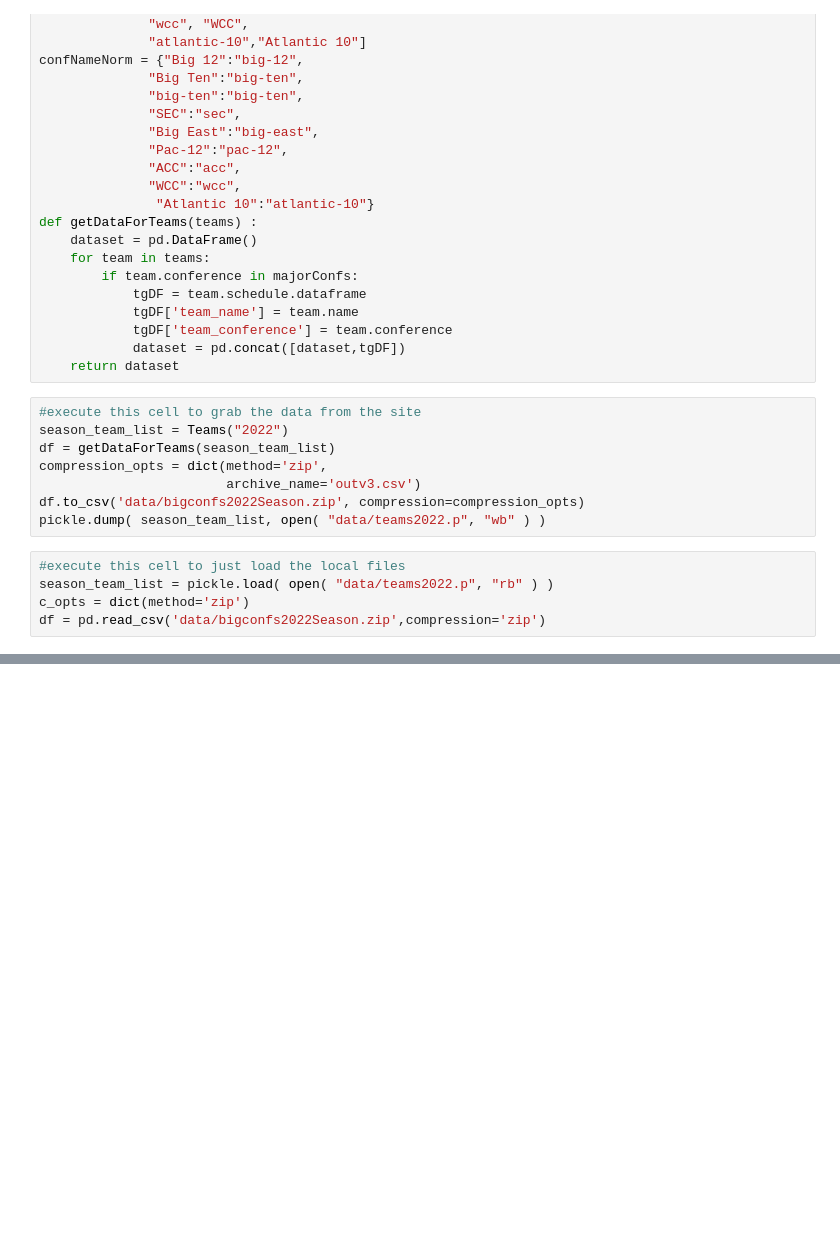
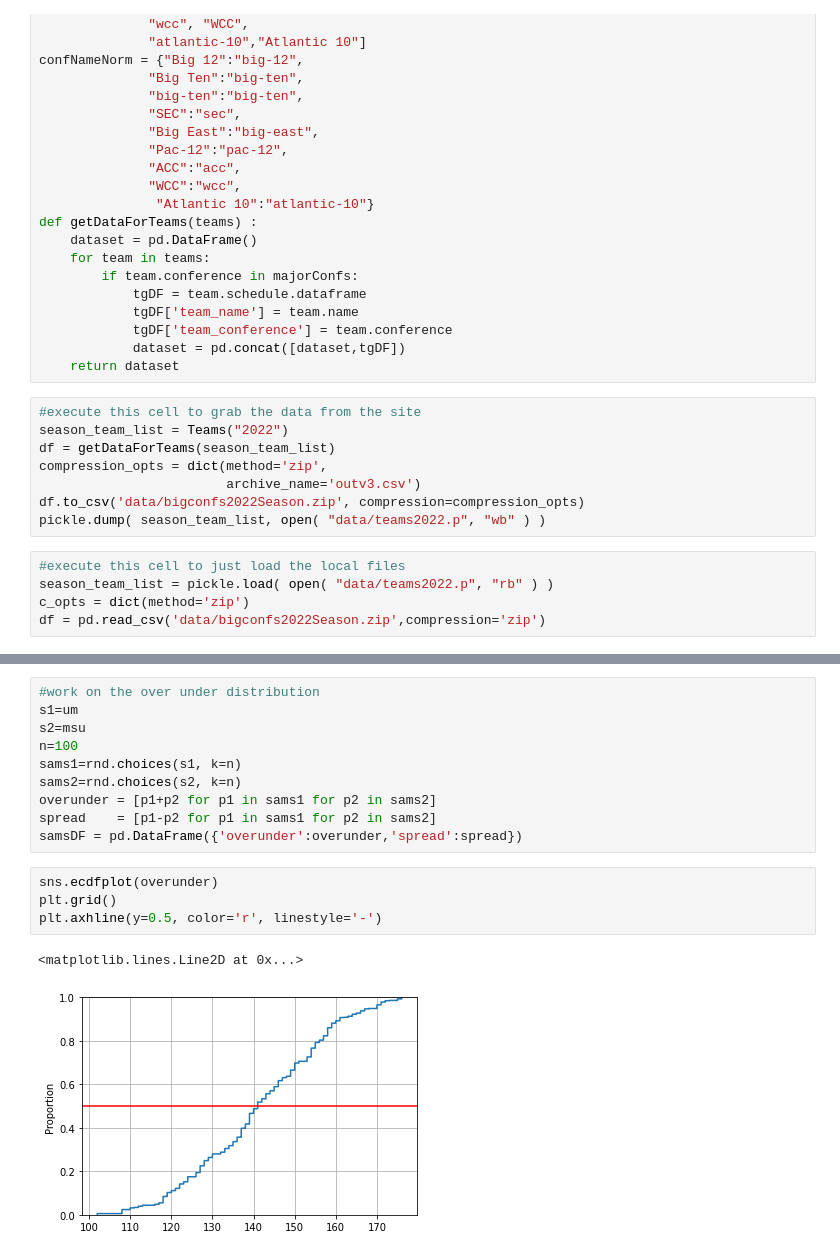
Before and after one commit to gaulight42/bball1, a Jupyter notebook: ncaaBball2022v3.ipynb, the cells around one changed output, grey strips where cells are left out. Saved outputs shown, nothing was run; the diff lists cells and outputs as text; blank space fills up the shorter version.

```diff
--- a/ncaaBball2022v3.ipynb
+++ b/ncaaBball2022v3.ipynb
@@ -358,0 +623,17 @@ Trace Shapes:
+# %%
+#work on the over under distribution
+s1=um
+s2=msu
+n=100
+sams1=rnd.choices(s1, k=n)
+sams2=rnd.choices(s2, k=n)
+overunder = [p1+p2 for p1 in sams1 for p2 in sams2]
+spread    = [p1-p2 for p1 in sams1 for p2 in sams2]
+samsDF = pd.DataFrame({'overunder':overunder,'spread':spread})
+# %%
+sns.ecdfplot(overunder)
+plt.grid()
+plt.axhline(y=0.5, color='r', linestyle='-')
+# %% [output]
+<matplotlib.lines.Line2D at 0x...>
+[figure, added]
```
Also changed, not shown: parts of 30 cells of this notebook, 1 other file.
